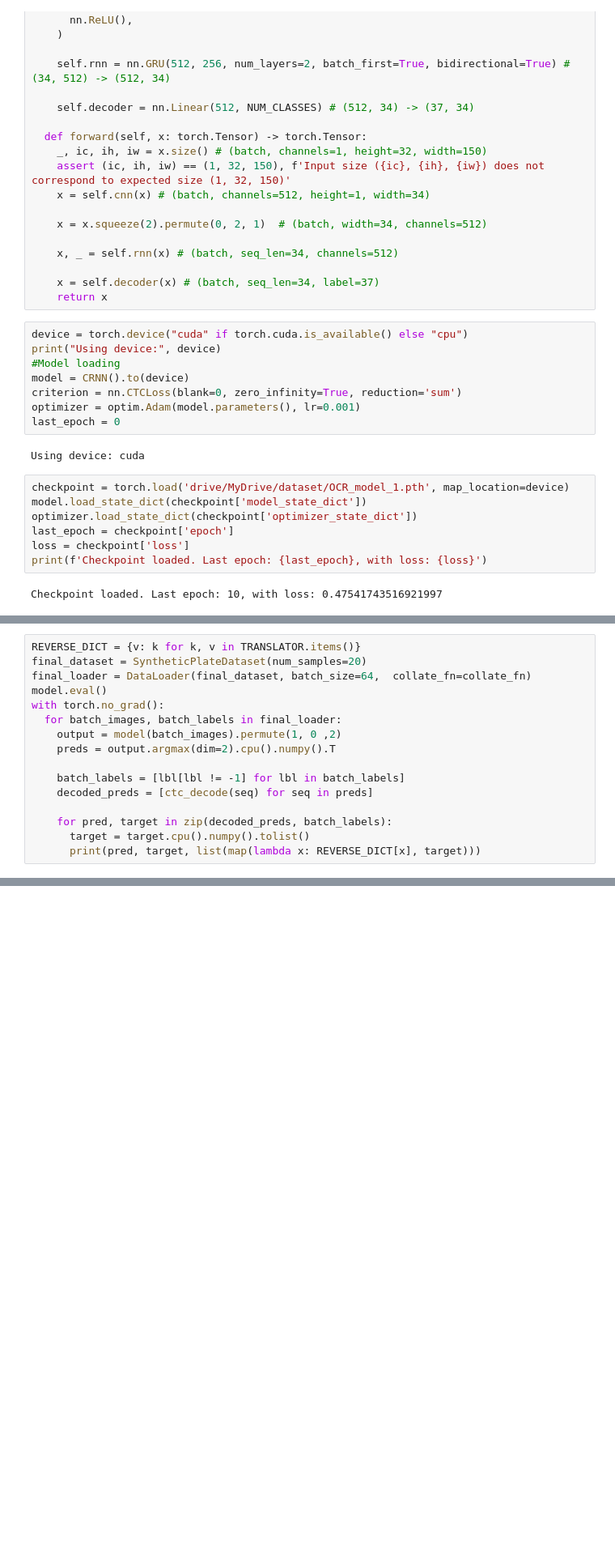
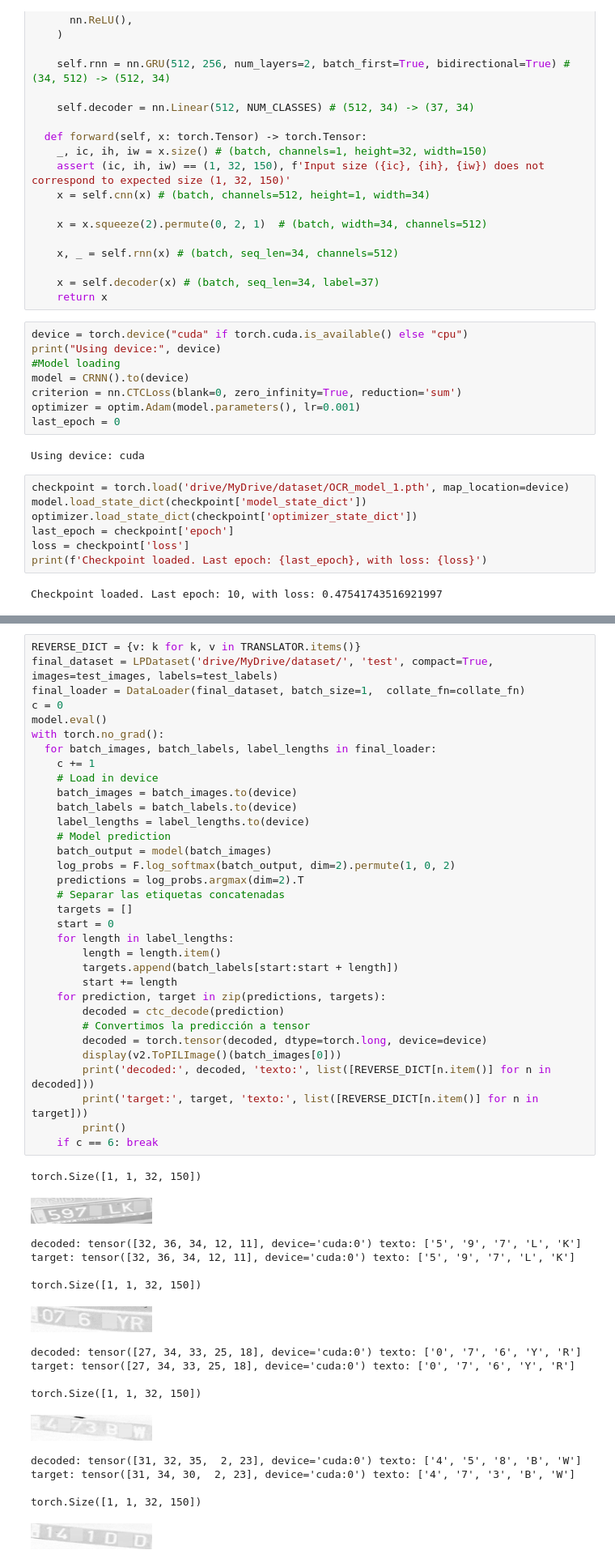
Before and after one commit to Mgalvaz/license_plate-recognizer, a Jupyter notebook: notebooks/train_OCR_model.ipynb, the cells around one changed output, grey strips where cells are left out. Shown at 81% size. Drawn from its saved outputs; the diff is of its cells as text; blank space fills up the shorter version.

Commit message:
Visualization of samples

```diff
--- a/notebooks/train_OCR_model.ipynb
+++ b/notebooks/train_OCR_model.ipynb
@@ -297,19 +300,3 @@ print(f"Plate accuracy:     {plate_accuracy:.2f}%")
 # %% [output]
 Character accuracy: 91.74%
 Plate accuracy:     78.62%
-# %%
-REVERSE_DICT = {v: k for k, v in TRANSLATOR.items()}
-final_dataset = SyntheticPlateDataset(num_samples=20)
-final_loader = DataLoader(final_dataset, batch_size=64,  collate_fn=collate_fn)
-model.eval()
-with torch.no_grad():
-  for batch_images, batch_labels in final_loader:
-    output = model(batch_images).permute(1, 0 ,2)
-    preds = output.argmax(dim=2).cpu().numpy().T
-
-    batch_labels = [lbl[lbl != -1] for lbl in batch_labels]
-    decoded_preds = [ctc_decode(seq) for seq in preds]
-
-    for pred, target in zip(decoded_preds, batch_labels):
-      target = target.cpu().numpy().tolist()
-      print(pred, target, list(map(lambda x: REVERSE_DICT[x], target)))
@@ -336,0 +303,51 @@ with torch.no_grad():
+# %%
+REVERSE_DICT = {v: k for k, v in TRANSLATOR.items()}
+final_dataset = LPDataset('drive/MyDrive/dataset/', 'test', compact=True, images=test_images, labels=test_labels)
+final_loader = DataLoader(final_dataset, batch_size=1,  collate_fn=collate_fn)
+c = 0
+model.eval()
+with torch.no_grad():
+  for batch_images, batch_labels, label_lengths in final_loader:
+    c += 1
+    # Load in device
+    batch_images = batch_images.to(device)
+    batch_labels = batch_labels.to(device)
+    label_lengths = label_lengths.to(device)
+    # Model prediction
+    batch_output = model(batch_images)
+    log_probs = F.log_softmax(batch_output, dim=2).permute(1, 0, 2)
+    predictions = log_probs.argmax(dim=2).T
+    # Separar las etiquetas concatenadas
+    targets = []
+    start = 0
+    for length in label_lengths:
+        length = length.item()
+        targets.append(batch_labels[start:start + length])
+        start += length
+    for prediction, target in zip(predictions, targets):
+        decoded = ctc_decode(prediction)
+        # Convertimos la predicción a tensor
+        decoded = torch.tensor(decoded, dtype=torch.long, device=device)
+        display(v2.ToPILImage()(batch_images[0]))
+        print('decoded:', decoded, 'texto:', list([REVERSE_DICT[n.item()] for n in decoded]))
+        print('target:', target, 'texto:', list([REVERSE_DICT[n.item()] for n in target]))
+        print()
+    if c == 6: break
+# %% [output]
+torch.Size([1, 1, 32, 150])
+[figure, added]
+decoded: tensor([32, 36, 34, 12, 11], device='cuda:0') texto: ['5', '9', '7', 'L', 'K']
+target: tensor([32, 36, 34, 12, 11], device='cuda:0') texto: ['5', '9', '7', 'L', 'K']
+
+torch.Size([1, 1, 32, 150])
+[figure, added]
+decoded: tensor([27, 34, 33, 25, 18], device='cuda:0') texto: ['0', '7', '6', 'Y', 'R']
+target: tensor([27, 34, 33, 25, 18], device='cuda:0') texto: ['0', '7', '6', 'Y', 'R']
+
+torch.Size([1, 1, 32, 150])
+[figure, added]
+decoded: tensor([31, 32, 35,  2, 23], device='cuda:0') texto: ['4', '5', '8', 'B', 'W']
+target: tensor([31, 34, 30,  2, 23], device='cuda:0') texto: ['4', '7', '3', 'B', 'W']
+
+torch.Size([1, 1, 32, 150])
+[figure, added]
```
Also changed, not shown: parts of 6 cells of this notebook.
